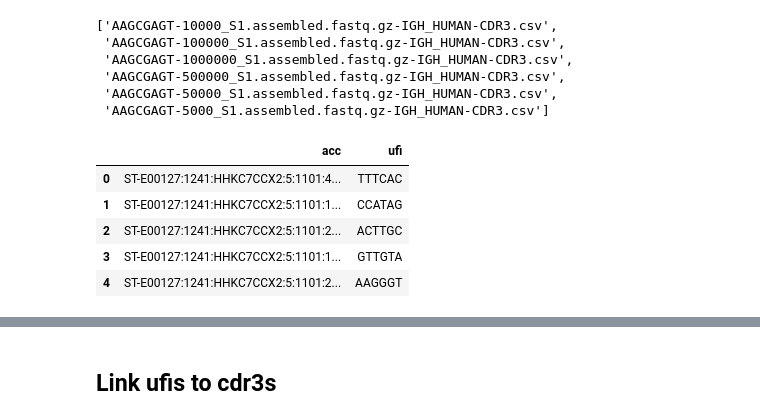
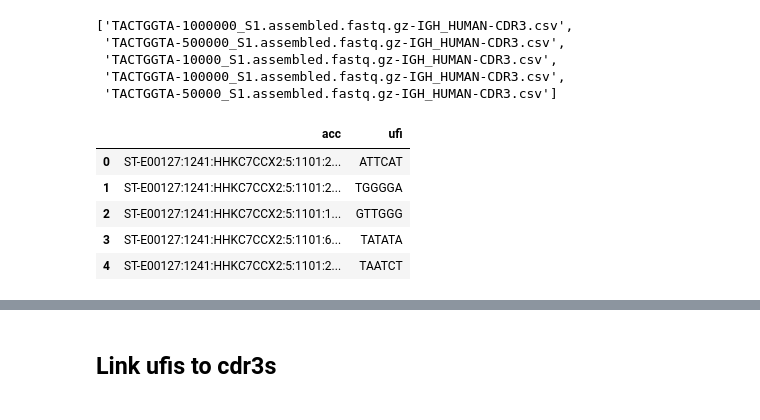
Before and after one commit to EDS-Bioinformatics-Laboratory/reseda, a Jupyter notebook: NOTEBOOKS/LinkCdr3ToUfi.ipynb, the cells around one changed output, grey strips where cells are left out. Cells and saved outputs as stored; diff of their text form; code cells hidden in the pictures.

```diff
--- a/NOTEBOOKS/LinkCdr3ToUfi.ipynb
+++ b/NOTEBOOKS/LinkCdr3ToUfi.ipynb
@@ -3,26 +3,26 @@ import pandas as pd
 import os
 import matplotlib.pyplot as plt
 # %%
-myfiles = [x for x in os.listdir() if x.endswith("-CDR3.csv")]
+myfiles = [x for x in os.listdir() if x.endswith("-IGH_HUMAN-CDR3.csv")]
+myfiles = [x for x in myfiles if x.startswith("T")]
 myfiles
 # %% [output]
-['AAGCGAGT-10000_S1.assembled.fastq.gz-IGH_HUMAN-CDR3.csv',
- 'AAGCGAGT-100000_S1.assembled.fastq.gz-IGH_HUMAN-CDR3.csv',
- 'AAGCGAGT-1000000_S1.assembled.fastq.gz-IGH_HUMAN-CDR3.csv',
- 'AAGCGAGT-500000_S1.assembled.fastq.gz-IGH_HUMAN-CDR3.csv',
- 'AAGCGAGT-50000_S1.assembled.fastq.gz-IGH_HUMAN-CDR3.csv',
- 'AAGCGAGT-5000_S1.assembled.fastq.gz-IGH_HUMAN-CDR3.csv']
+['TACTGGTA-1000000_S1.assembled.fastq.gz-IGH_HUMAN-CDR3.csv',
+ 'TACTGGTA-500000_S1.assembled.fastq.gz-IGH_HUMAN-CDR3.csv',
+ 'TACTGGTA-10000_S1.assembled.fastq.gz-IGH_HUMAN-CDR3.csv',
+ 'TACTGGTA-100000_S1.assembled.fastq.gz-IGH_HUMAN-CDR3.csv',
+ 'TACTGGTA-50000_S1.assembled.fastq.gz-IGH_HUMAN-CDR3.csv']
 # %%
-df_ufis = pd.read_csv('AAGCGAGT_S1_L001_R1_001-mapped-ufis.csv', header=None, sep="\t")
+df_ufis = pd.read_csv('TACTGGTA_S1_L001_R1_001-mapped-ufis.csv', header=None, sep="\t")
 df_ufis = df_ufis.rename(columns={0: 'acc', 1: 'ufi'})
 df_ufis.head()
 # %% [output]
 |  | acc | ufi |
-| 0 | ST-E00127:1241:HHKC7CCX2:5:1101:4... | TTTCAC |
-| 1 | ST-E00127:1241:HHKC7CCX2:5:1101:1... | CCATAG |
-| 2 | ST-E00127:1241:HHKC7CCX2:5:1101:2... | ACTTGC |
-| 3 | ST-E00127:1241:HHKC7CCX2:5:1101:1... | GTTGTA |
-| 4 | ST-E00127:1241:HHKC7CCX2:5:1101:2... | AAGGGT |
+| 0 | ST-E00127:1241:HHKC7CCX2:5:1101:2... | ATTCAT |
+| 1 | ST-E00127:1241:HHKC7CCX2:5:1101:2... | TGGGGA |
+| 2 | ST-E00127:1241:HHKC7CCX2:5:1101:1... | GTTGGG |
+| 3 | ST-E00127:1241:HHKC7CCX2:5:1101:6... | TATATA |
+| 4 | ST-E00127:1241:HHKC7CCX2:5:1101:2... | TAATCT |
 # %%
 def readCdr3(f):
     c = f.split("-")
```
Also changed, not shown: parts of 5 cells of this notebook, 1 other file.
